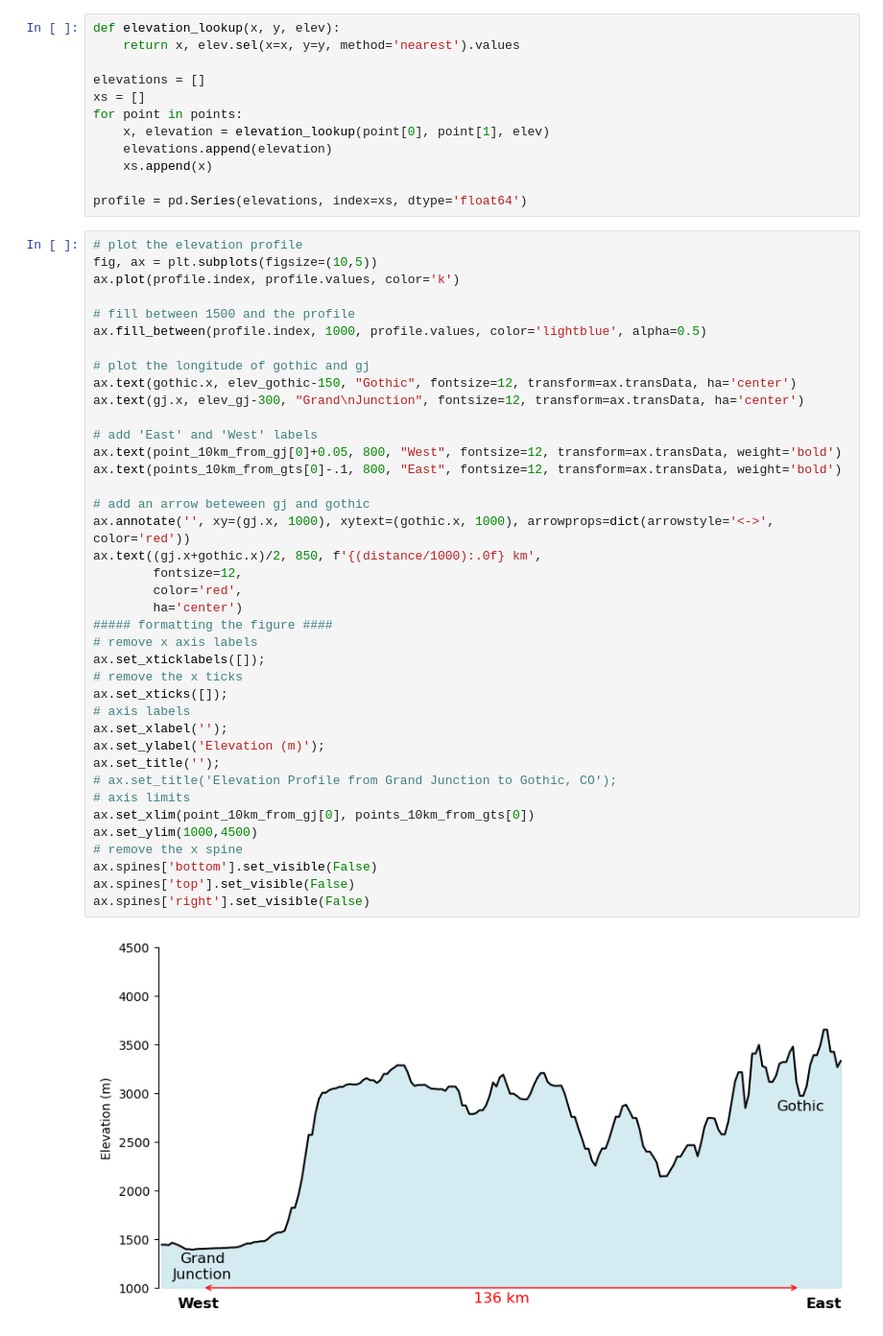
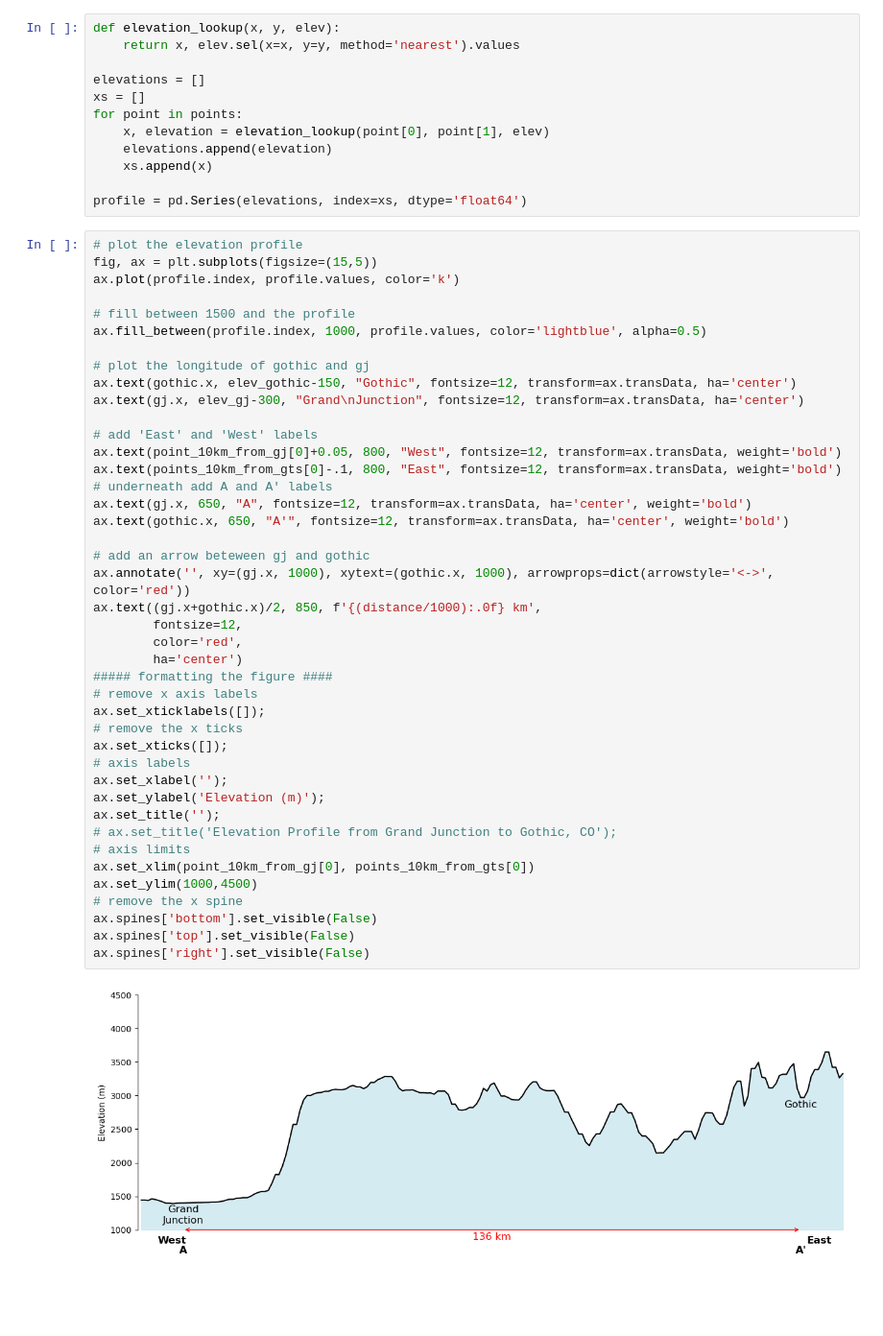
Before and after one commit to dlhogan97/Synoptic-Sublimation, a Jupyter notebook: 04_products/figures/draft/GJT_to_GTS_profile.ipynb, the cells around one changed output. Shown at 96% size. Cells and saved outputs as stored; diff of their text form; blank space fills up the shorter version.

```diff
--- a/04_products/figures/draft/GJT_to_GTS_profile.ipynb
+++ b/04_products/figures/draft/GJT_to_GTS_profile.ipynb
@@ -51,7 +51,7 @@ for point in points:
 profile = pd.Series(elevations, index=xs, dtype='float64')
 # %%
 # plot the elevation profile
-fig, ax = plt.subplots(figsize=(10,5))
+fig, ax = plt.subplots(figsize=(15,5))
 ax.plot(profile.index, profile.values, color='k')
 
 # fill between 1500 and the profile
@@ -62,31 +62,34 @@ ax.text(gothic.x, elev_gothic-150, "Gothic", fontsize=12, transform=ax.transData
 ax.text(gj.x, elev_gj-300, "Grand\nJunction", fontsize=12, transform=ax.transData, ha='center')
 
 # add 'East' and 'West' labels
 ax.text(point_10km_from_gj[0]+0.05, 800, "West", fontsize=12, transform=ax.transData, weight='bold')
 ax.text(points_10km_from_gts[0]-.1, 800, "East", fontsize=12, transform=ax.transData, weight='bold')
+# underneath add A and A' labels
+ax.text(gj.x, 650, "A", fontsize=12, transform=ax.transData, ha='center', weight='bold')
+ax.text(gothic.x, 650, "A'", fontsize=12, transform=ax.transData, ha='center', weight='bold')
 
 # add an arrow beteween gj and gothic
 ax.annotate('', xy=(gj.x, 1000), xytext=(gothic.x, 1000), arrowprops=dict(arrowstyle='<->', color='red'))
 ax.text((gj.x+gothic.x)/2, 850, f'{(distance/1000):.0f} km',
         fontsize=12,
         color='red',
         ha='center')
 ##### formatting the figure ####
 # remove x axis labels
 ax.set_xticklabels([]);
 # remove the x ticks
 ax.set_xticks([]);
 # axis labels
 ax.set_xlabel('');
 ax.set_ylabel('Elevation (m)');
 ax.set_title('');
 # ax.set_title('Elevation Profile from Grand Junction to Gothic, CO');
 # axis limits
 ax.set_xlim(point_10km_from_gj[0], points_10km_from_gts[0])
 ax.set_ylim(1000,4500)
 # remove the x spine
 ax.spines['bottom'].set_visible(False)
 ax.spines['top'].set_visible(False)
 ax.spines['right'].set_visible(False)
 # %% [output]
-[figure, old version]
+[figure, new version]
```
Also changed, not shown: 2 other files.
